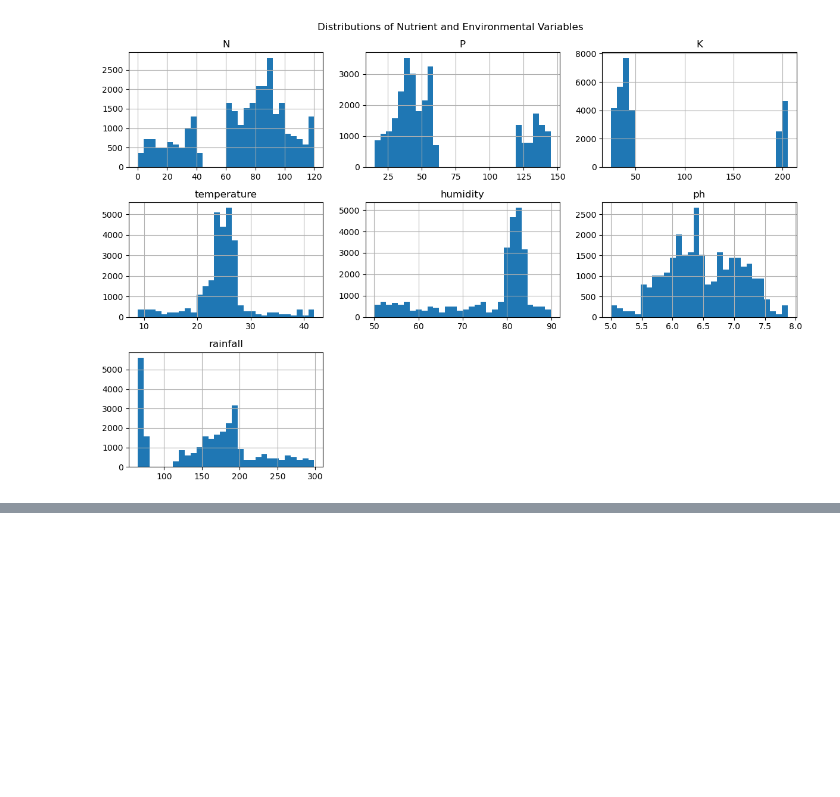
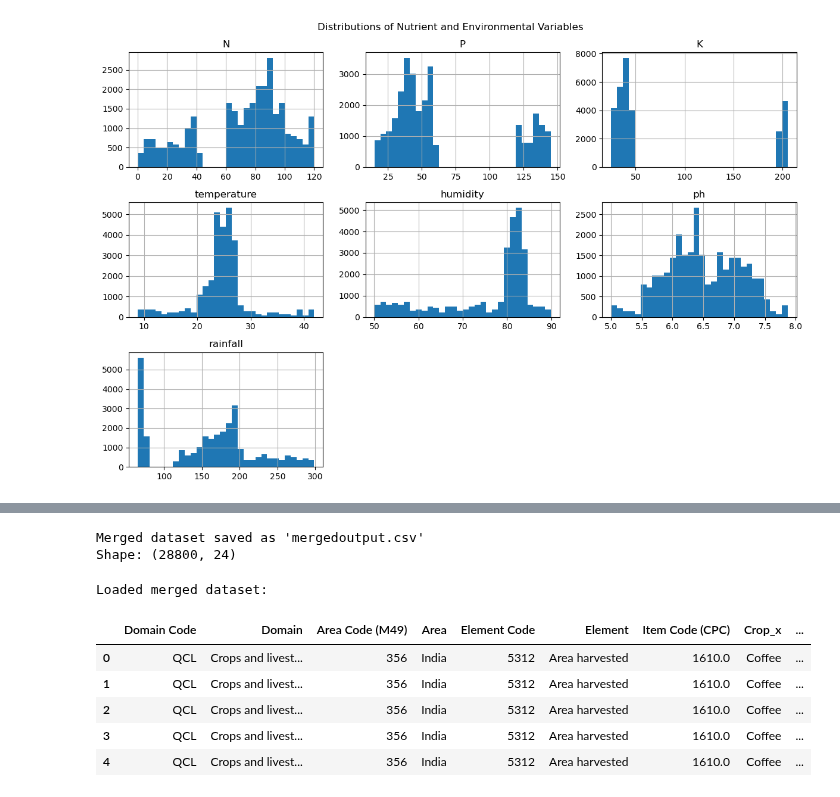
Before and after one commit to springboardmentor2468a-lab/AgriYield, a Jupyter notebook: data.ipynb, the cells around one changed output, grey strips where cells are left out. Saved outputs shown, nothing was run; the diff lists cells and outputs as text; code cells hidden in the pictures; blank space fills up the shorter version.

```diff
--- a/data.ipynb
+++ b/data.ipynb
@@ -485,0 +257,5 @@ plt.show()
+# %%
+# Optional: display settings
+pd.set_option('display.max_rows', 6)
+pd.set_option('display.max_columns', None)
+pd.set_option('display.max_colwidth', 20)
@@ -485,0 +440,21 @@ plt.show()
+# %%
+# Save the merged dataset - CORRECT variable name
+df_merged.to_csv('mergedoutput.csv', index=False)
+print("Merged dataset saved as 'mergedoutput.csv'")
+print(f"Shape: {df_merged.shape}")
+# %% [output]
+Merged dataset saved as 'mergedoutput.csv'
+Shape: (28800, 24)
+# %%
+# Load the saved merged data anytime
+df_merged = pd.read_csv('mergedoutput.csv')
+print("Loaded merged dataset:")
+display(df_merged.head())
+# %% [output]
+Loaded merged dataset:
+|  | Domain Code | Domain | Area Code (M49) | Area | Element Code | Element | Item Code (CPC) | Crop_x | ... |
+| 0 | QCL | Crops and livest... | 356 | India | 5312 | Area harvested | 1610.0 | Coffee | ... |
+| 1 | QCL | Crops and livest... | 356 | India | 5312 | Area harvested | 1610.0 | Coffee | ... |
+| 2 | QCL | Crops and livest... | 356 | India | 5312 | Area harvested | 1610.0 | Coffee | ... |
+| 3 | QCL | Crops and livest... | 356 | India | 5312 | Area harvested | 1610.0 | Coffee | ... |
+| 4 | QCL | Crops and livest... | 356 | India | 5312 | Area harvested | 1610.0 | Coffee | ... |
```
Also changed, not shown: parts of 71 cells of this notebook.
